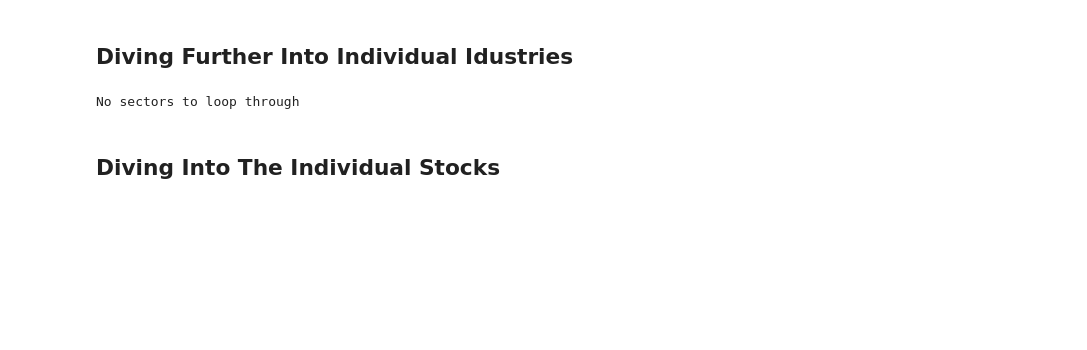
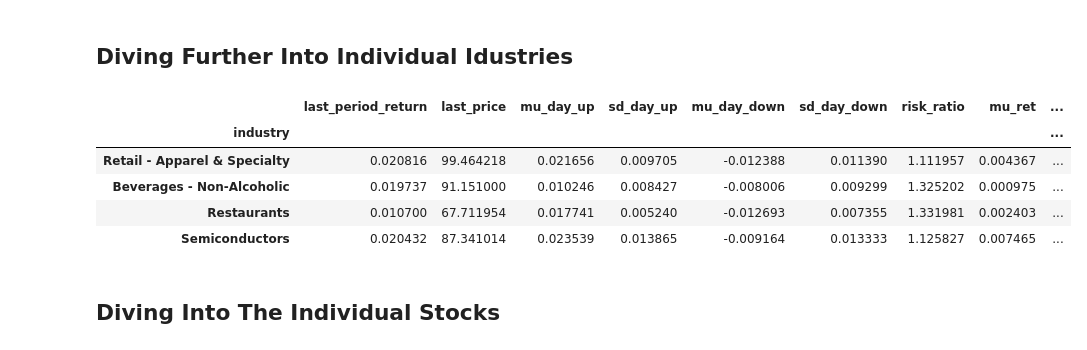
Before and after one commit to webclinic017/Stock-Strategy-Exploration, a Jupyter notebook: Python/Alpaca.ipynb, the cells around one changed output. Saved outputs shown, nothing was run; the diff lists cells and outputs as text; code cells hidden in the pictures; blank space fills up the shorter version.

```diff
--- a/Python/Alpaca.ipynb
+++ b/Python/Alpaca.ipynb
@@ -290,24 +286,27 @@ No Viable Sectors Currently
 # %%
 if type(Sector_Summary) is not list:
     Top_Sector = Combined_Data[Combined_Data['sector'].isin(Sector_Summary.index.values)]
     Industries = list(Top_Sector['industry'].unique())
     Industry_Summary = Group_Consolidator(Combined_Data = Top_Sector,
                                           groups = Industries,
                                           column = 'industry',
                                           min_macd = 0,
-                                          max_beta_p = Max_Beta_P,
-                                          max_alpha_p = Max_Alpha_P,
-                                          min_beta = Min_Beta,
-                                          min_alpha = Min_Alpha,
+                                          min_alpha = 0,
+                                          max_alpha_p = 0.75,
                                           max_rsi = 70,
                                           min_risk_ratio = 1
                                          )
-    Industry_Summary
 else:
     print("No sectors to loop through")
     Industry_Summary = list()
+Industry_Summary
 # %% [output]
-No sectors to loop through
+|  | last_period_return | last_price | mu_day_up | sd_day_up | mu_day_down | sd_day_down | risk_ratio | mu_ret | ... |
+| industry |  |  |  |  |  |  |  |  | ... |
+| Retail - Apparel & Specialty | 0.020816 | 99.464218 | 0.021656 | 0.009705 | -0.012388 | 0.011390 | 1.111957 | 0.004367 | ... |
+| Beverages - Non-Alcoholic | 0.019737 | 91.151000 | 0.010246 | 0.008427 | -0.008006 | 0.009299 | 1.325202 | 0.000975 | ... |
+| Restaurants | 0.010700 | 67.711954 | 0.017741 | 0.005240 | -0.012693 | 0.007355 | 1.331981 | 0.002403 | ... |
+| Semiconductors | 0.020432 | 87.341014 | 0.023539 | 0.013865 | -0.009164 | 0.013333 | 1.125827 | 0.007465 | ... |
 # %% [markdown]
 ## Diving Into The Individual Stocks
 # %%
```
Also changed, not shown: parts of 17 cells of this notebook, 6 other files.
